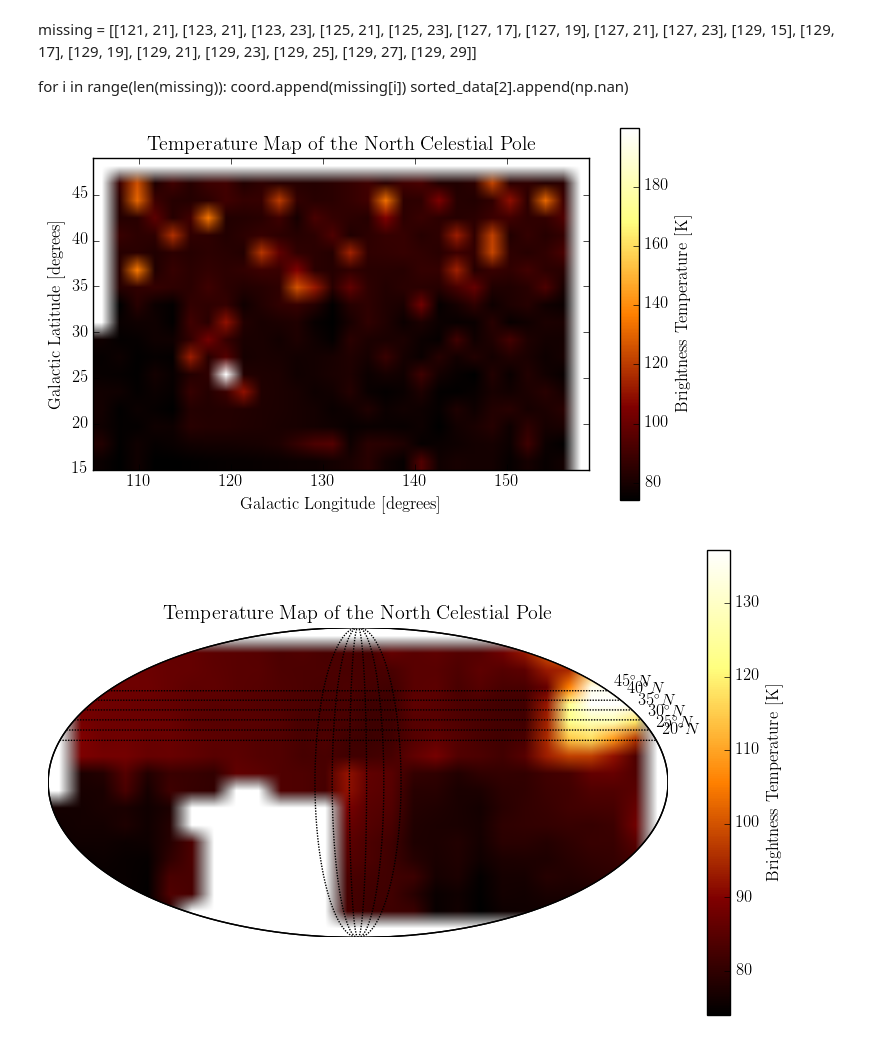
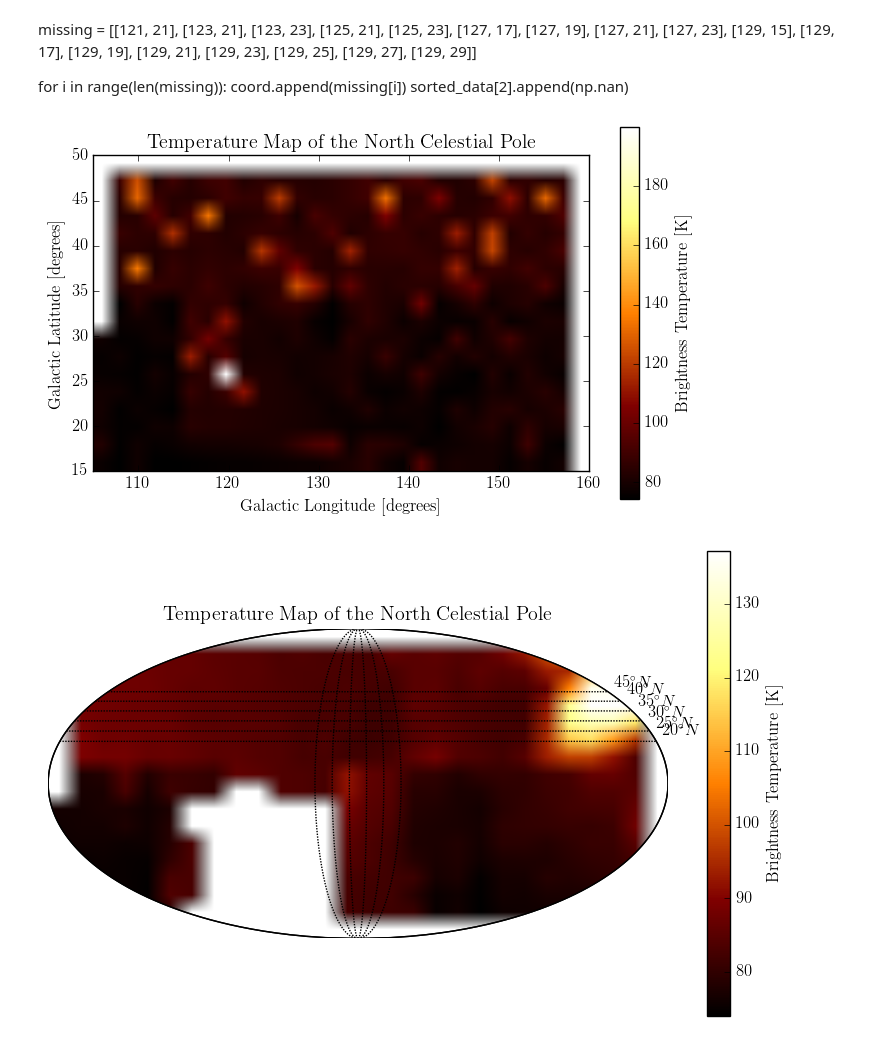
Before and after one commit to gracefujii/my-stuff, a Jupyter notebook: Lab 4 - North Celestial Pole.ipynb, the cells around one changed output. Saved outputs shown, nothing was run; the diff lists cells and outputs as text; code cells hidden in the pictures.

```diff
--- a/Lab 4 - North Celestial Pole.ipynb
+++ b/Lab 4 - North Celestial Pole.ipynb
@@ -477,20 +477,20 @@ for i in range(len(missing)):
 # %%
 grid_x, grid_y = np.mgrid[105:159:28j, 15:49:18j]
 
 grid_z = griddata(coord, np.absolute(sorted_data[2]), (grid_x, grid_y))
 
 plt.figure(figsize=(8,8))
 plt.subplot(111)
-plt.imshow(grid_z.T, cmap='afmhot', aspect='equal', extent=(105,159,15,49), origin='lower')
+plt.imshow(grid_z.T, cmap='afmhot', aspect='equal', extent=(105,160,15,50), origin='lower')
 tix = [80, 100, 120, 140, 160, 180, 200]
 cbar = plt.colorbar(shrink = 0.6, ticks=tix)
 cbar.set_label('Brightness Temperature [K]')
 plt.title('Temperature Map of the North Celestial Pole')
 plt.xlabel('Galactic Longitude [degrees]')
 plt.ylabel('Galactic Latitude [degrees]')
 plt.show()
 # %% [output]
-[figure, old version]
+[figure, new version]
 # %%
 from mpl_toolkits.basemap import Basemap
 
```
